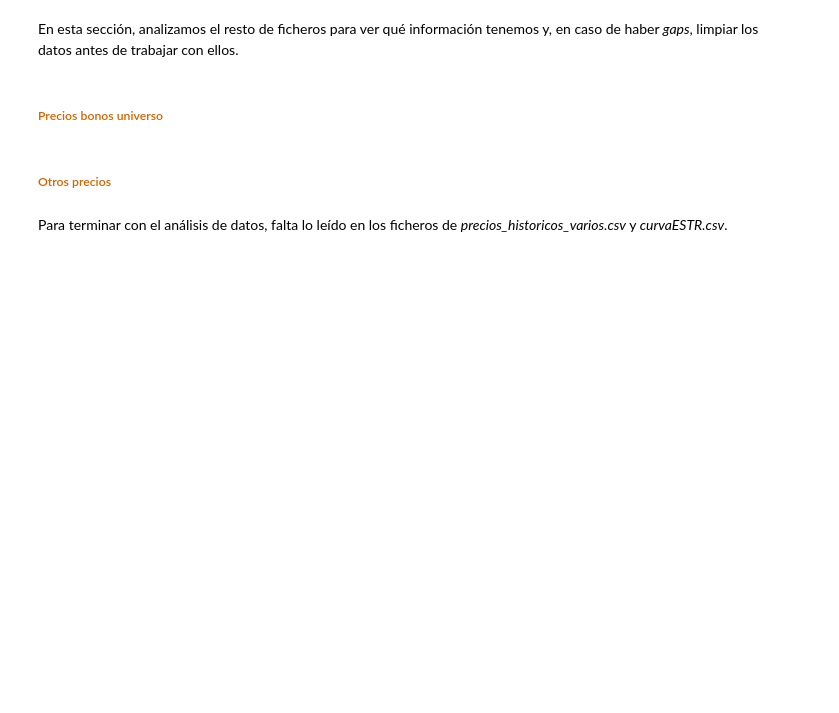
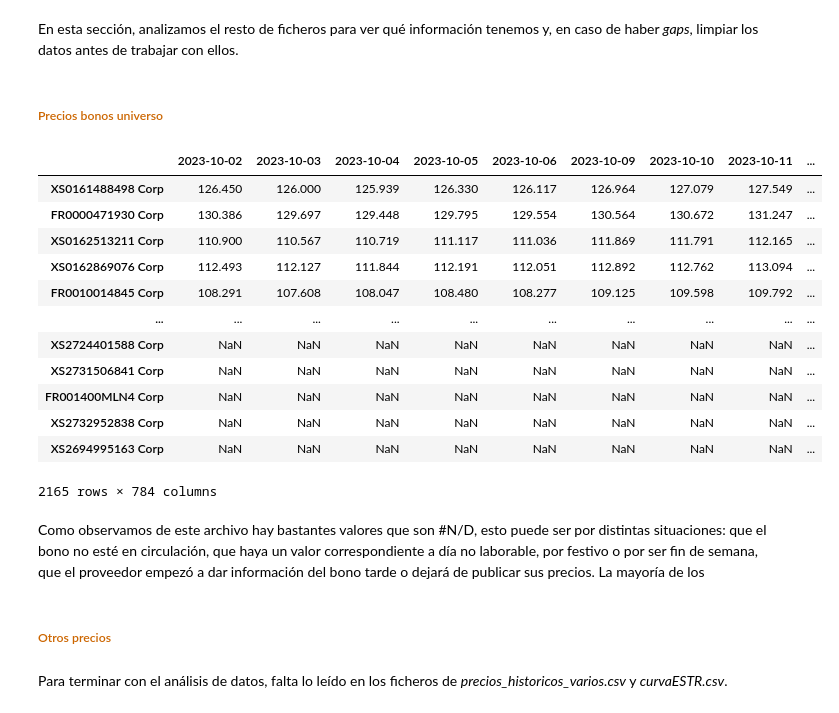
Before and after one commit to alejandroperezpujante/taller-rf-miax15, a Jupyter notebook: src/analisis_cartera.ipynb, the cells around one changed output. Cells and saved outputs as stored; diff of their text form; code cells hidden in the pictures; blank space fills up the shorter version.

```diff
--- a/src/analisis_cartera.ipynb
+++ b/src/analisis_cartera.ipynb
@@ -100,6 +293,34 @@ Saca conclusiones de estas tablas de control. Identifica al menos 2 posibles pro
 En esta sección, analizamos el resto de ficheros para ver qué información tenemos y, en caso de haber *gaps*, limpiar los datos antes de trabajar con ellos.
 # %% [markdown]
 ##### <font color=#CC6600>Precios bonos universo</font>
+# %%
+precios_historicos_universo = pd.read_csv(
+    carpeta_datos + "precios_historicos_universo.csv",
+    sep=";",
+    index_col=0,
+    na_values=["#N/D"],
+)
+
+precios_historicos_universo.columns = pd.to_datetime(precios_historicos_universo.columns, format="%d/%m/%Y")
+precios_laborables = precios_historicos_universo.loc[:, precios_historicos_universo.columns.day_of_week < 5]
+
+precios_laborables
+# %% [output]
+|  | 2023-10-02 | 2023-10-03 | 2023-10-04 | 2023-10-05 | 2023-10-06 | 2023-10-09 | 2023-10-10 | 2023-10-11 | ... |
+| XS0161488498 Corp | 126.450 | 126.000 | 125.939 | 126.330 | 126.117 | 126.964 | 127.079 | 127.549 | ... |
+| FR0000471930 Corp | 130.386 | 129.697 | 129.448 | 129.795 | 129.554 | 130.564 | 130.672 | 131.247 | ... |
+| XS0162513211 Corp | 110.900 | 110.567 | 110.719 | 111.117 | 111.036 | 111.869 | 111.791 | 112.165 | ... |
+| XS0162869076 Corp | 112.493 | 112.127 | 111.844 | 112.191 | 112.051 | 112.892 | 112.762 | 113.094 | ... |
+| FR0010014845 Corp | 108.291 | 107.608 | 108.047 | 108.480 | 108.277 | 109.125 | 109.598 | 109.792 | ... |
+| ... | ... | ... | ... | ... | ... | ... | ... | ... | ... |
+| XS2724401588 Corp | NaN | NaN | NaN | NaN | NaN | NaN | NaN | NaN | ... |
+| XS2731506841 Corp | NaN | NaN | NaN | NaN | NaN | NaN | NaN | NaN | ... |
+| FR001400MLN4 Corp | NaN | NaN | NaN | NaN | NaN | NaN | NaN | NaN | ... |
+| XS2732952838 Corp | NaN | NaN | NaN | NaN | NaN | NaN | NaN | NaN | ... |
+| XS2694995163 Corp | NaN | NaN | NaN | NaN | NaN | NaN | NaN | NaN | ... |
+2165 rows × 784 columns
+# %% [markdown]
+Como observamos de este archivo hay bastantes valores que son #N/D, esto puede ser por distintas situaciones: que el bono no esté en circulación, que haya un valor correspondiente a día no laborable, por festivo o por ser fin de semana, que el proveedor empezó a dar información del bono tarde o dejará de publicar sus precios. La mayoría de los
 # %% [markdown]
 ##### <font color=#CC6600>Otros precios</font>
 # %% [markdown]
```
Also changed, not shown: parts of 15 cells of this notebook, 1 other file.
